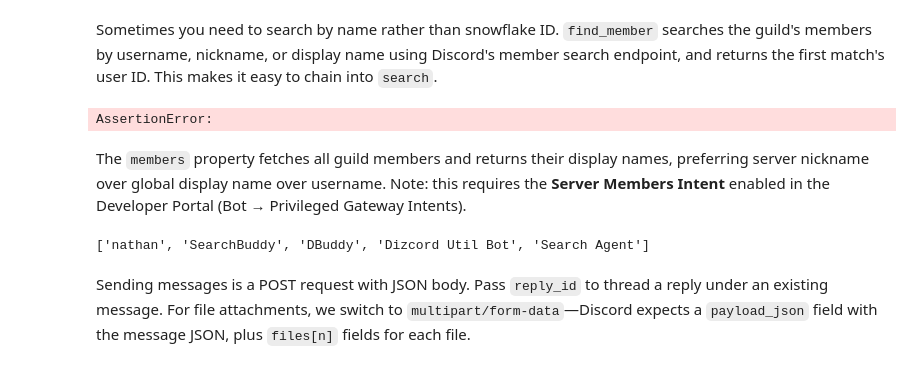
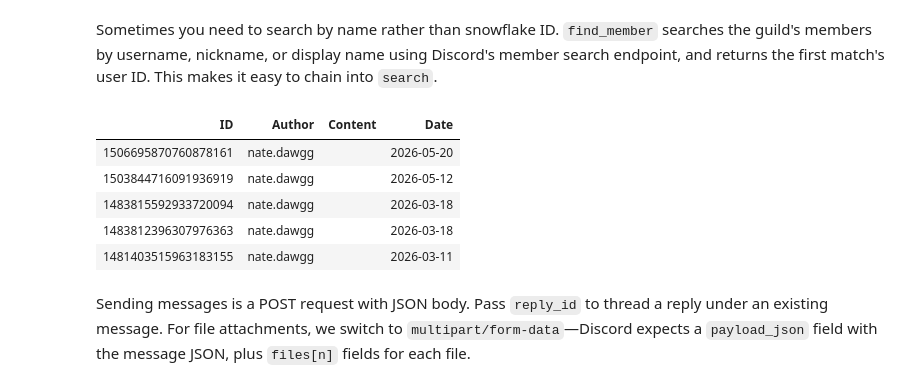
Before and after one commit to AnswerDotAI/cordslite, a Jupyter notebook: nbs/00_core.ipynb, the cells around one changed output. Drawn from its saved outputs; the diff is of its cells as text; code cells hidden in the pictures.

```diff
--- a/nbs/00_core.ipynb
+++ b/nbs/00_core.ipynb
@@ -263,10 +313,13 @@ async def find_member(self:Guild, name):
     data = await self( 'GET', f'/guilds/{self.id}/members/search', query=name, limit=1)
     return data[0]['user']['id'] if data else None
 # %%
-uid = await gld.find_member('jeremyhoward')
+uid = await gld.find_member('nate.dawgg')
 assert uid
 await gld.search(author_id=uid, limit=5)
 # %% [output]
-AssertionError:
+| ID | Author | Content | Date |
+| 1506695870760878161 | nate.dawgg |  | 2026-05-20 |
+| 1503844716091936919 | nate.dawgg |  | 2026-05-12 |
+| 1483815592933720094 | nate.dawgg |  | 2026-03-18 |
+| 1483812396307976363 | nate.dawgg |  | 2026-03-18 |
+| 1481403515963183155 | nate.dawgg |  | 2026-03-11 |
-# %% [markdown]
-The `members` property fetches all guild members and returns their display names, preferring server nickname over global display name over username. Note: this requires the **Server Members Intent** enabled in the Developer Portal (Bot → Privileged Gateway Intents).
@@ -280,7 +326,3 @@ async def members(self:Guild):
-# %%
-(await gld.members)[:5]
-# %% [output]
-['nathan', 'SearchBuddy', 'DBuddy', 'Dizcord Util Bot', 'Search Agent']
 # %% [markdown]
 Sending messages is a POST request with JSON body. Pass `reply_id` to thread a reply under an existing message. For file attachments, we switch to `multipart/form-data`—Discord expects a `payload_json` field with the message JSON, plus `files[n]` fields for each file.
 # %%
```
Also changed, not shown: parts of 21 cells of this notebook, 4 other files.
